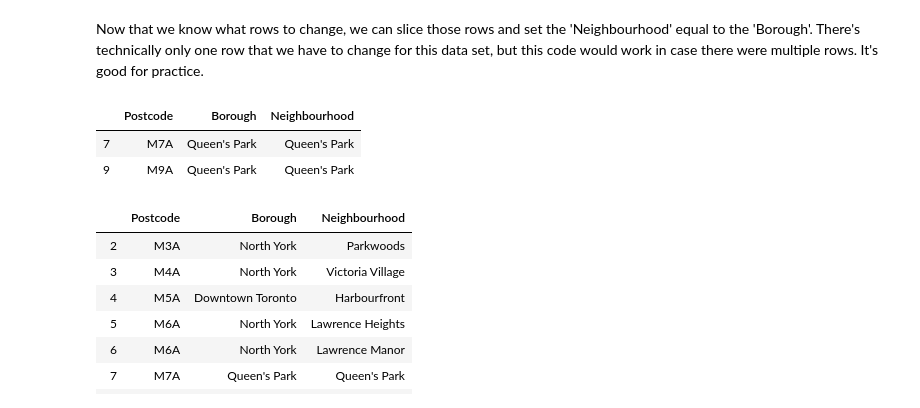
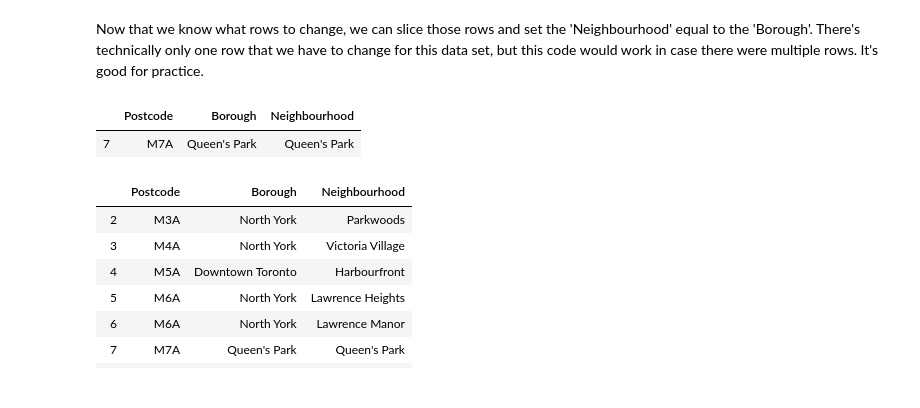
Before and after one commit to Ajstanley89/Battle-of-the-Neighborhoods, a Jupyter notebook: Clustering Toronto Neighborhoods.ipynb, the cells around one changed output. Drawn from its saved outputs; the diff is of its cells as text; code cells hidden in the pictures.

```diff
--- a/Clustering Toronto Neighborhoods.ipynb
+++ b/Clustering Toronto Neighborhoods.ipynb
@@ -131,15 +113,14 @@ Now that we know what rows to change, we can slice those rows and set the 'Neigh
 # %%
 # Find the indices of the desired rows
 indices_to_change = no_neighborhood.index
 # slice and change df
 df.loc[indices_to_change, 'Neighbourhood'] = df.loc[indices_to_change, 'Borough']
 
 # Verify Change
-df[df['Borough'] == "Queen's Park"]
+df[df['Postcode'] == "M7A"]
 # %% [output]
 |  | Postcode | Borough | Neighbourhood |
 | 7 | M7A | Queen's Park | Queen's Park |
-| 9 | M9A | Queen's Park | Queen's Park |
 # %%
 df.head(10)
 # %% [output]
```
Also changed, not shown: parts of 17 cells of this notebook.
